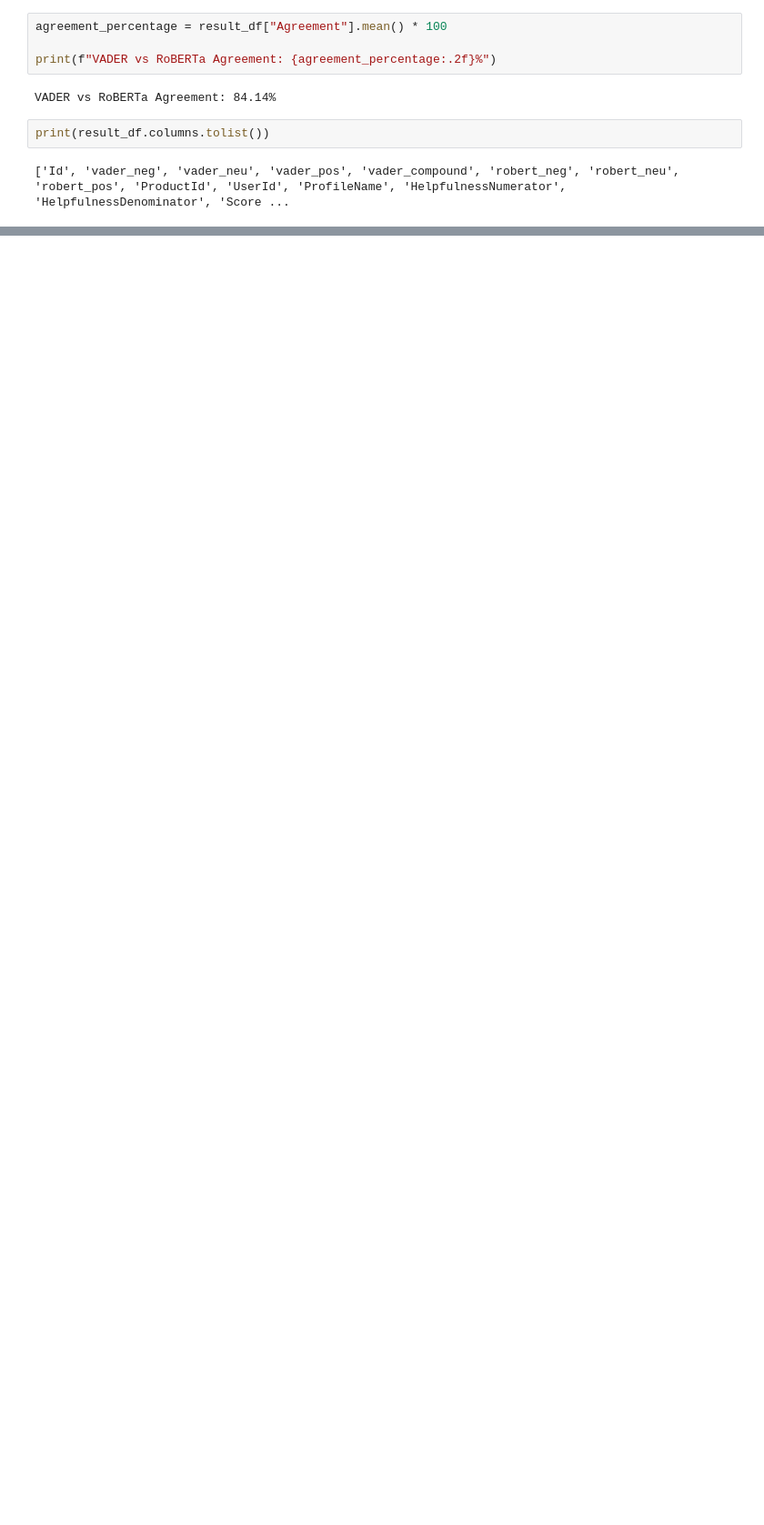
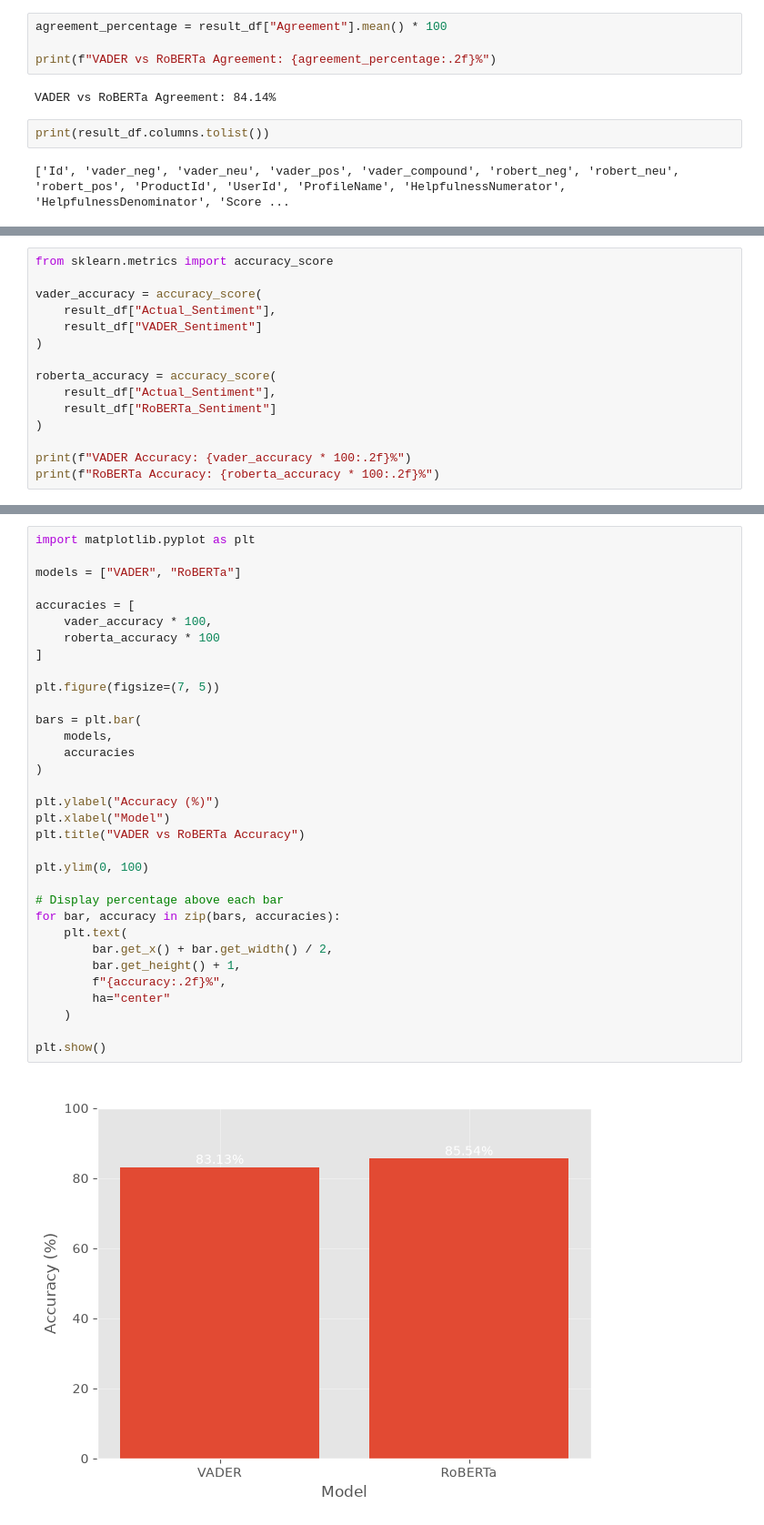
Before and after one commit to SureRanganath/Sentiment-Analysis, a Jupyter notebook: Sentiment.ipynb, the cells around one changed output, grey strips where cells are left out. Shown at 91% size. Drawn from its saved outputs; the diff is of its cells as text; blank space fills up the shorter version.

Commit message:
bar plot of both VADER and RoBERTa model

```diff
--- a/Sentiment.ipynb
+++ b/Sentiment.ipynb
@@ -429,0 +443,15 @@ print(result_df.columns.tolist())
+# %%
+from sklearn.metrics import accuracy_score
+
+vader_accuracy = accuracy_score(
+    result_df["Actual_Sentiment"],
+    result_df["VADER_Sentiment"]
+)
+
+roberta_accuracy = accuracy_score(
+    result_df["Actual_Sentiment"],
+    result_df["RoBERTa_Sentiment"]
+)
+
+print(f"VADER Accuracy: {vader_accuracy * 100:.2f}%")
+print(f"RoBERTa Accuracy: {roberta_accuracy * 100:.2f}%")
@@ -429,0 +461,35 @@ print(result_df.columns.tolist())
+# %%
+import matplotlib.pyplot as plt
+
+models = ["VADER", "RoBERTa"]
+
+accuracies = [
+    vader_accuracy * 100,
+    roberta_accuracy * 100
+]
+
+plt.figure(figsize=(7, 5))
+
+bars = plt.bar(
+    models,
+    accuracies
+)
+
+plt.ylabel("Accuracy (%)")
+plt.xlabel("Model")
+plt.title("VADER vs RoBERTa Accuracy")
+
+plt.ylim(0, 100)
+
+# Display percentage above each bar
+for bar, accuracy in zip(bars, accuracies):
+    plt.text(
+        bar.get_x() + bar.get_width() / 2,
+        bar.get_height() + 1,
+        f"{accuracy:.2f}%",
+        ha="center"
+    )
+
+plt.show()
+# %% [output]
+[figure, added]
```
Also changed, not shown: parts of 2 cells of this notebook.
